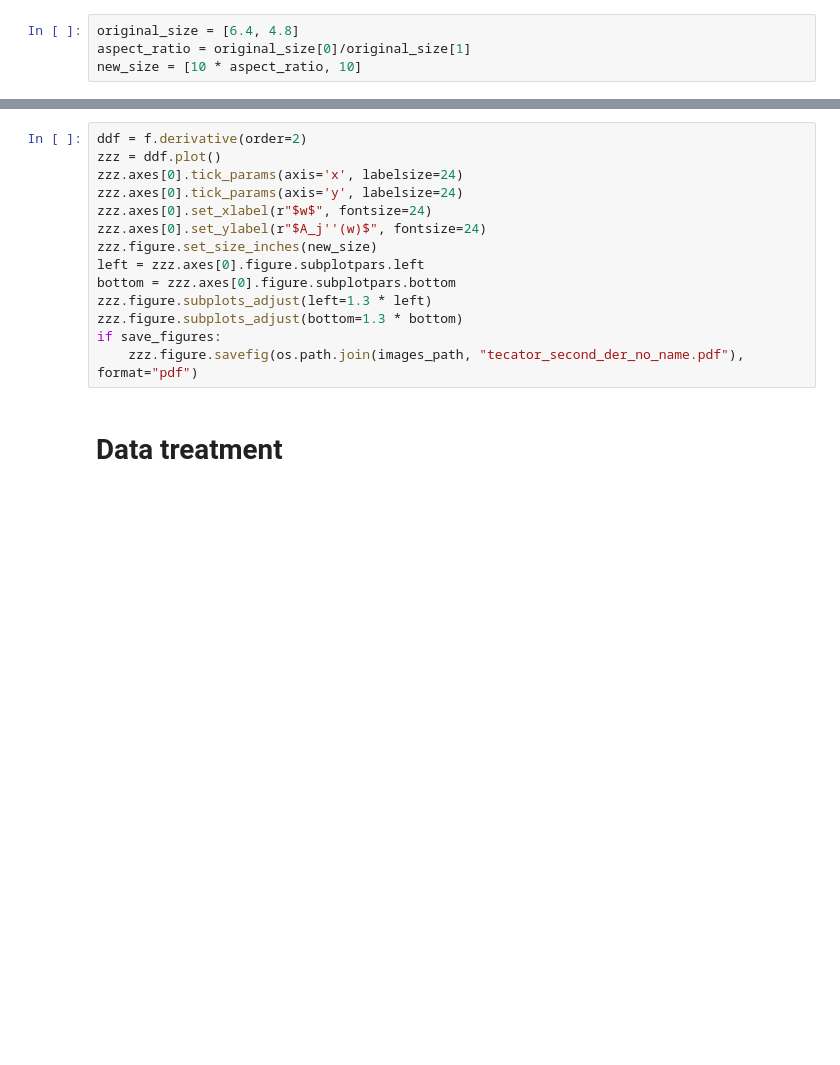
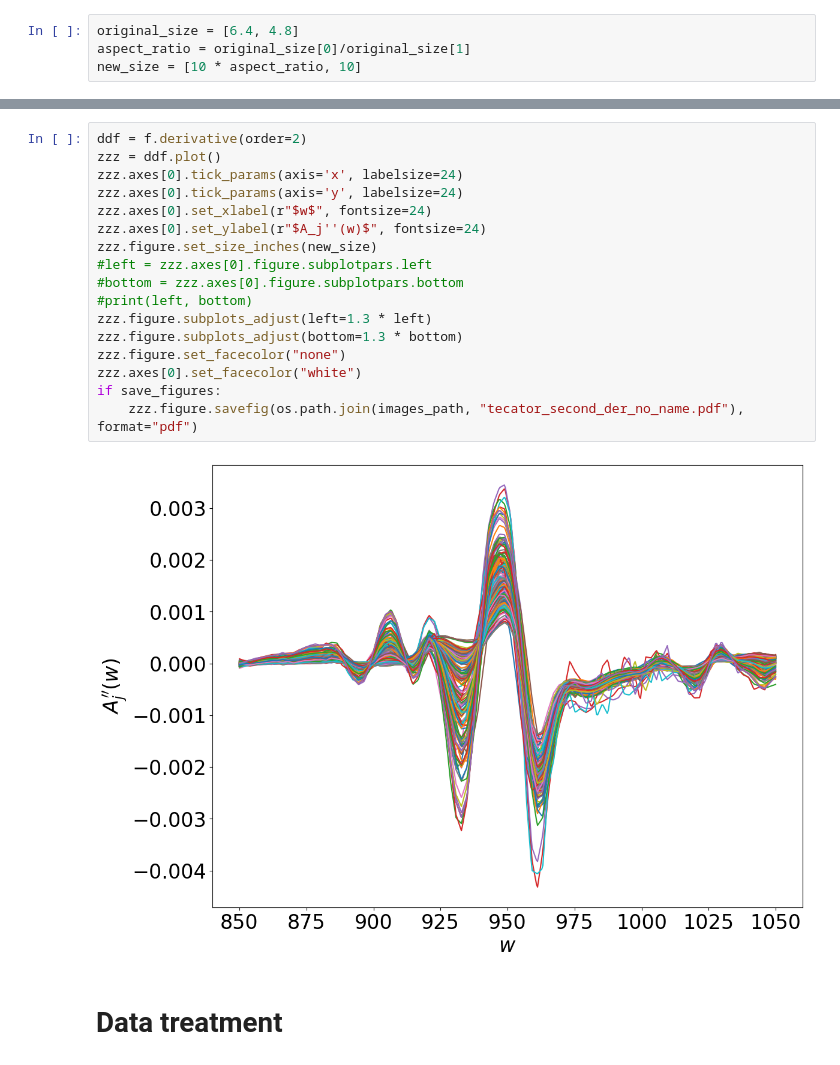
Before and after one commit to pachoning/shapley_fda_experiments, a Jupyter notebook: notebooks/analyses_real_data.ipynb, the cells around one changed output, grey strips where cells are left out. Drawn from its saved outputs; the diff is of its cells as text; blank space fills up the shorter version.

```diff
--- a/notebooks/analyses_real_data.ipynb
+++ b/notebooks/analyses_real_data.ipynb
@@ -66,17 +101,22 @@ if save_figures:
 # %%
 ddf = f.derivative(order=2)
 zzz = ddf.plot()
 zzz.axes[0].tick_params(axis='x', labelsize=24)
 zzz.axes[0].tick_params(axis='y', labelsize=24)
 zzz.axes[0].set_xlabel(r"$w$", fontsize=24)
 zzz.axes[0].set_ylabel(r"$A_j''(w)$", fontsize=24)
 zzz.figure.set_size_inches(new_size)
-left = zzz.axes[0].figure.subplotpars.left
-bottom = zzz.axes[0].figure.subplotpars.bottom
+#left = zzz.axes[0].figure.subplotpars.left
+#bottom = zzz.axes[0].figure.subplotpars.bottom
+#print(left, bottom)
 zzz.figure.subplots_adjust(left=1.3 * left)
 zzz.figure.subplots_adjust(bottom=1.3 * bottom)
+zzz.figure.set_facecolor("none")
+zzz.axes[0].set_facecolor("white")
 if save_figures:
     zzz.figure.savefig(os.path.join(images_path, "tecator_second_der_no_name.pdf"), format="pdf")
+# %% [output]
+[figure, added]
 # %% [markdown]
 # Data treatment
 # %%
```
Also changed, not shown: parts of 25 cells of this notebook, 5 other files.
